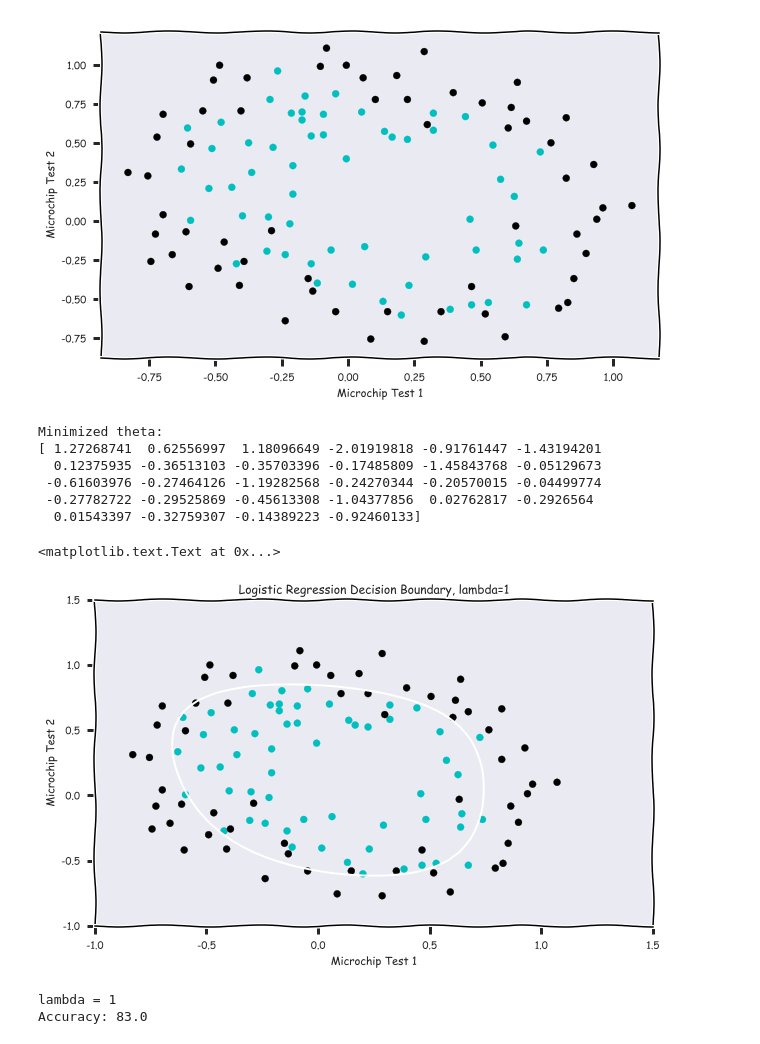
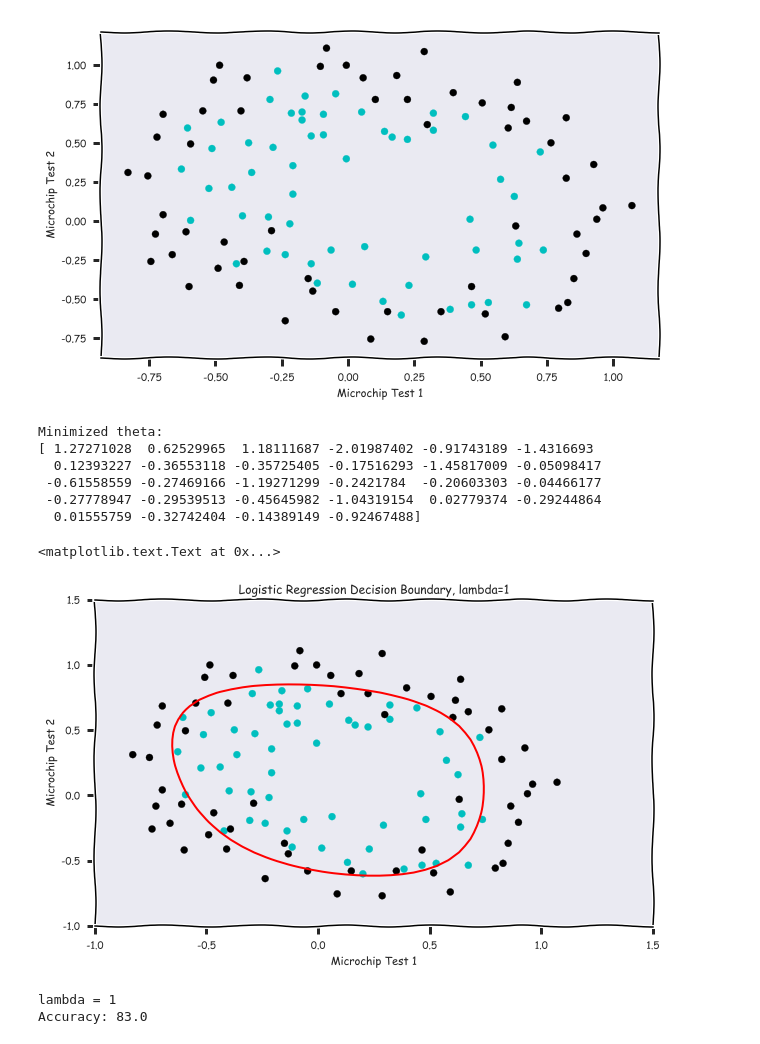
Before and after one commit to kev-zheng/ml-course, a Jupyter notebook: python/ex2/ex2_reg.ipynb, the cells around one changed output. Saved outputs shown, nothing was run; the diff lists cells and outputs as text; code cells hidden in the pictures.

```diff
--- a/python/ex2/ex2_reg.ipynb
+++ b/python/ex2/ex2_reg.ipynb
@@ -71,40 +71,41 @@ def gradFunctionReg(theta, X, y, l):
 # %%
 # Find minimum of regularized cost function
 
-#res = minimize(costFunction, theta_init, args=(X, y), method=None, jac=False, options={ 'maxiter':400})
-#result = fmin_tnc(func=costFunctionReg, x0=theta_init, fprime=gradFunctionReg, args=(X_poly, y, l))
-result = scp.minimize(costFunctionReg, x0=theta_init, jac=False, args=(X_poly, y, l), options={'maxiter':400})
+#result = minimize(costFunction, theta_init, args=(X, y), method=None, jac=False, options={ 'maxiter':400})
+result = fmin_tnc(func=costFunctionReg, x0=theta_init, fprime=gradFunctionReg, args=(X_poly, y, l))
+#result = scp.minimize(costFunctionReg, x0=theta_init, jac=False, args=(X_poly, y, l), options={'maxiter':400})
 
-theta = result['x']
+#theta = result['x']
+theta = result[0]
 print('Minimized theta: \n{}\n'.format(theta))
 # %% [output]
 Minimized theta:
-[ 1.27268741  0.62556997  1.18096649 -2.01919818 -0.91761447 -1.43194201
-  0.12375935 -0.36513103 -0.35703396 -0.17485809 -1.45843768 -0.05129673
- -0.61603976 -0.27464126 -1.19282568 -0.24270344 -0.20570015 -0.04499774
- -0.27782722 -0.29525869 -0.45613308 -1.04377856  0.02762817 -0.2926564
-  0.01543397 -0.32759307 -0.14389223 -0.92460133]
+[ 1.27271028  0.62529965  1.18111687 -2.01987402 -0.91743189 -1.4316693
+  0.12393227 -0.36553118 -0.35725405 -0.17516293 -1.45817009 -0.05098417
+ -0.61558559 -0.27469166 -1.19271299 -0.2421784  -0.20603303 -0.04466177
+ -0.27778947 -0.29539513 -0.45645982 -1.04319154  0.02779374 -0.29244864
+  0.01555759 -0.32742404 -0.14389149 -0.92467488]
 # %%
 # Plotting decision boundary
 
 def plotDecisionBoundary(theta, X, y):
     plotData(X, y)
 
     u = np.linspace(-1, 1.5, 50)
     v = np.linspace(-1, 1.5, 50)
     z = np.zeros((len(u), len(v)))
 
     for i in range(0, len(u)):
         for j in range(0, len(v)):
             z[i, j] = mapFeature(u[i], v[j], 6) @ theta
 
-    plt.contour(u, v, z.T, levels=[0], linewidth=2)
+    plt.contour(u, v, z.T, levels=[0], linewidth=2, colors='r')
 
 plotDecisionBoundary(theta, X, y)
 plt.title("Logistic Regression Decision Boundary, lambda={}".format(l))
 # %% [output]
 <matplotlib.text.Text at 0x...>
-[figure, old version]
+[figure, new version]
 # %%
 # Determine accuracy on training set
 
```
